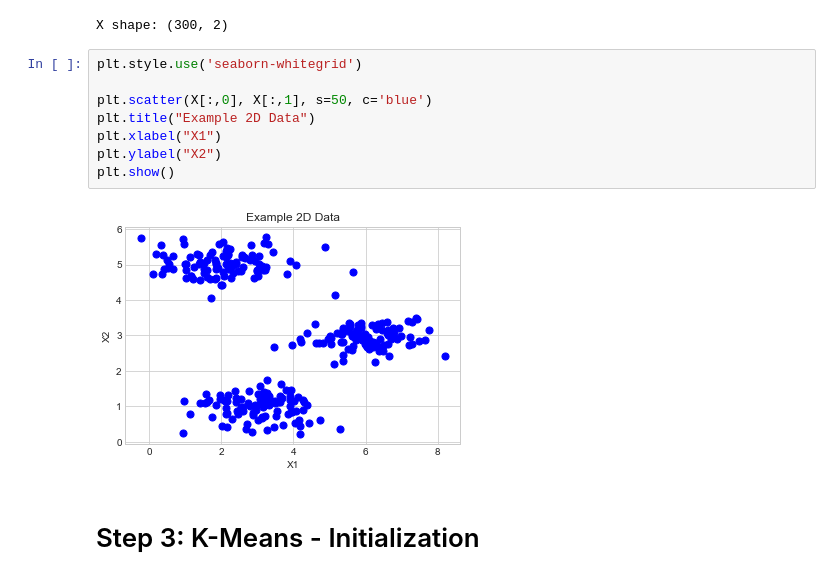
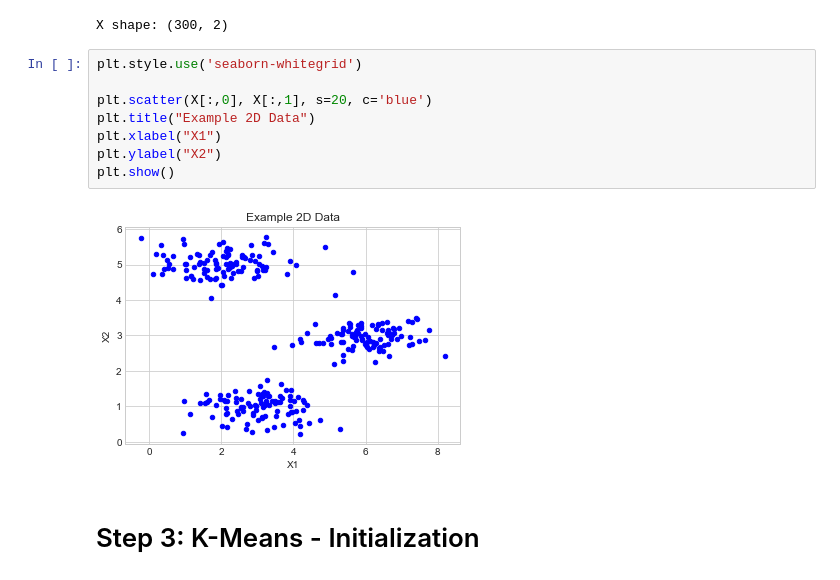
Before and after one commit to KeremDUZENLI/python-scipy-machine-learning, a Jupyter notebook: notebooks/7_k_means_clustering.ipynb, the cells around one changed output. Cells and saved outputs as stored; diff of their text form.

```diff
--- a/notebooks/7_k_means_clustering.ipynb
+++ b/notebooks/7_k_means_clustering.ipynb
@@ -126,13 +128,13 @@ X shape: (300, 2)
 # %%
 plt.style.use('seaborn-whitegrid')
 
-plt.scatter(X[:,0], X[:,1], s=50, c='blue')
+plt.scatter(X[:,0], X[:,1], s=20, c='blue')
 plt.title("Example 2D Data")
 plt.xlabel("X1")
 plt.ylabel("X2")
 plt.show()
 # %% [output]
-[figure, old version]
+[figure, new version]
 # %% [markdown]
 # Step 3: K-Means - Initialization
 # %%
```
Also changed, not shown: parts of 9 cells of this notebook.
